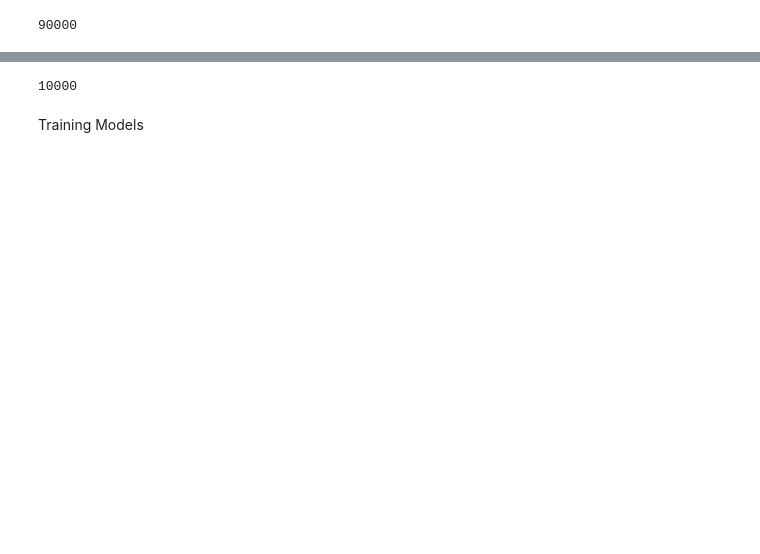
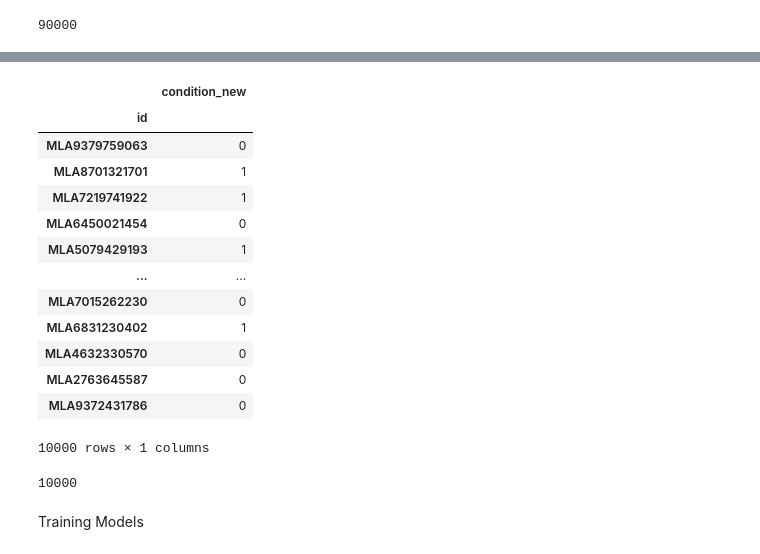
Before and after one commit to esglobe/test_mercado_libre, a Jupyter notebook: training_model.ipynb, the cells around one changed output, grey strips where cells are left out. Cells and saved outputs as stored; diff of their text form; code cells hidden in the pictures; blank space fills up the shorter version.

```diff
--- a/training_model.ipynb
+++ b/training_model.ipynb
@@ -130,3 +141,20 @@ pandas_x_test.head(3)
+# %%
+pandas_y_test
+# %% [output]
+|  | condition_new |
+| id |  |
+| MLA9379759063 | 0 |
+| MLA8701321701 | 1 |
+| MLA7219741922 | 1 |
+| MLA6450021454 | 0 |
+| MLA5079429193 | 1 |
+| ... | ... |
+| MLA7015262230 | 0 |
+| MLA6831230402 | 1 |
+| MLA4632330570 | 0 |
+| MLA2763645587 | 0 |
+| MLA9372431786 | 0 |
+10000 rows × 1 columns
 # %%
 pandas_x_test.shape[0]
 # %% [output]
```
Also changed, not shown: parts of 10 cells of this notebook, 1 other file.
